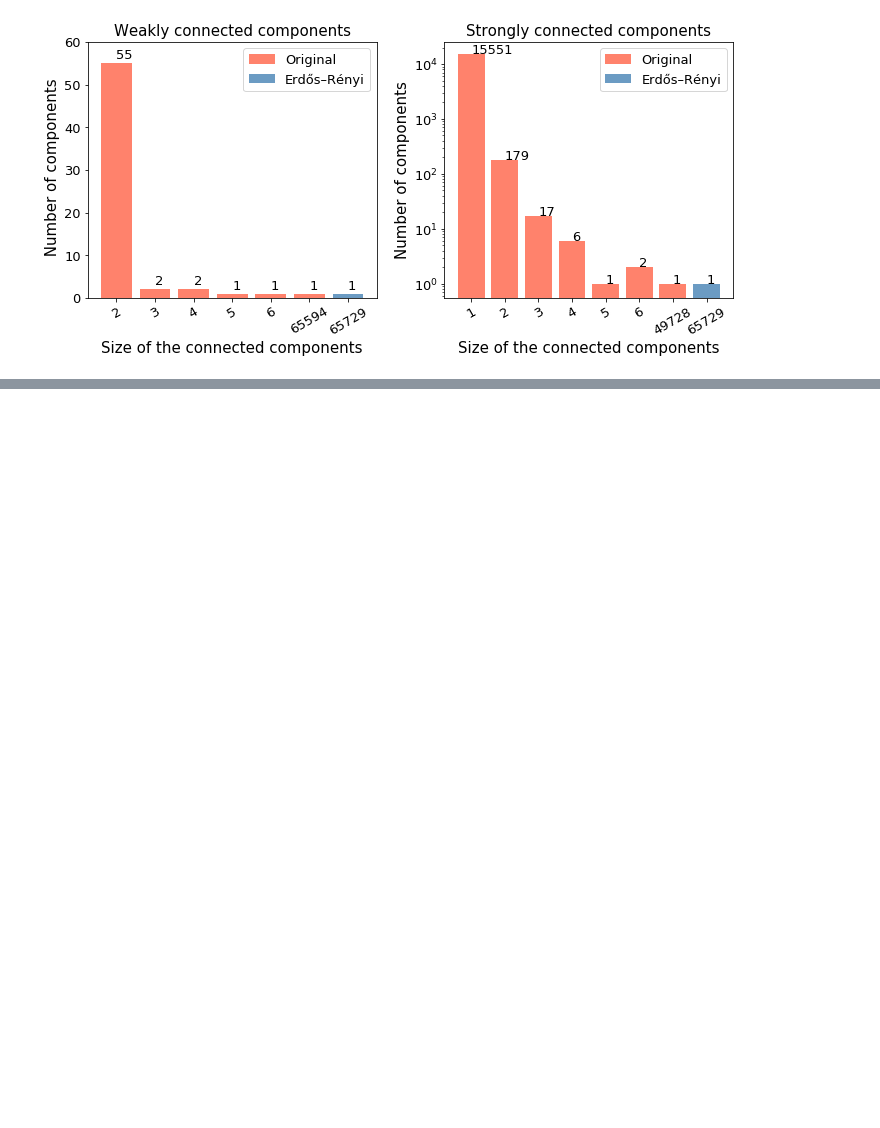
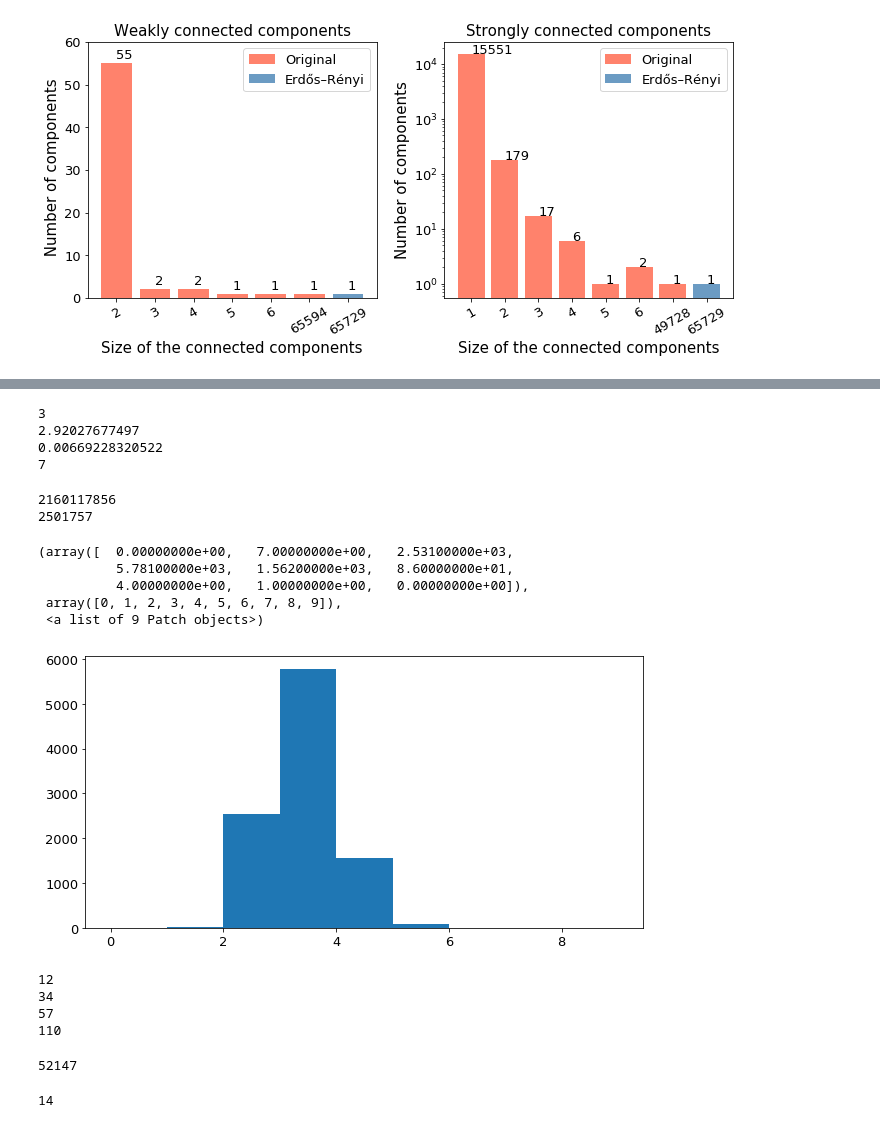
Before and after one commit to biyanisuraj/the_facebook_scandal, a Jupyter notebook: scripts/visualization/degree_distributions.ipynb, the cells around one changed output, grey strips where cells are left out. Drawn from its saved outputs; the diff is of its cells as text; code cells hidden in the pictures; blank space fills up the shorter version.

Commit message:
path analysis draft

```diff
--- a/scripts/visualization/degree_distributions.ipynb
+++ b/scripts/visualization/degree_distributions.ipynb
@@ -562,0 +576,2 @@ plt.savefig('./imgs/connectivity.pdf', format='pdf')
+# %%
+g_und = g.to_undirected()
@@ -562,0 +609,4 @@ plt.savefig('./imgs/connectivity.pdf', format='pdf')
+# %%
+i = 9
+print np.mean(prova[i][1].values())
+print np.std(prova[i][1].values())
@@ -562,0 +634,3 @@ plt.savefig('./imgs/connectivity.pdf', format='pdf')
+# %%
+temp = g_und.nodes()
+nodes_und_g = [n for n in temp]
@@ -562,0 +652,61 @@ plt.savefig('./imgs/connectivity.pdf', format='pdf')
+# %%
+start = datetime.datetime.now()
+distances = []
+not_connected = 0
+for i in range(10000):
+    i_1 = random.randint(0,len(nodes_und_g)-1)
+    i_2 = random.randint(0,len(nodes_und_g)-1)
+    try:
+        distances.append( nx.shortest_path_length(g_und, nodes_und_g[i_1],
+                                  nodes_und_g[i_2]))
+
+    except nx.NetworkXNoPath:
+        not_connected+=1
+end = datetime.datetime.now()
+# %%
+print (end-start).seconds
+print np.mean(distances)
+print np.std(distances)/np.sqrt(len(distances))
+print max(distances)
+# %% [output]
+3
+2.92027677497
+0.00669228320522
+7
+# %%
+print g_info['N']*(g_info['N']-1)/2
+print g_info['L']
+# %% [output]
+2160117856
+2501757
+# %%
+plt.subplots(figsize = FIGSIZE_TWOCOL)
+plt.hist(distances,bins = np.arange(0,10))
+# %% [output]
+(array([  0.00000000e+00,   7.00000000e+00,   2.53100000e+03,
+          5.78100000e+03,   1.56200000e+03,   8.60000000e+01,
+          4.00000000e+00,   1.00000000e+00,   0.00000000e+00]),
+ array([0, 1, 2, 3, 4, 5, 6, 7, 8, 9]),
+ <a list of 9 Patch objects>)
+[figure, added]
+# %%
+#tempo_10 = (end-now).seconds
+#tempo_100 = (end-now).seconds
+#tempo_30 = (end-now).seconds
+print tempo_10
+print tempo_30
+print tempo_50
+print tempo_100
+# %% [output]
+12
+34
+57
+110
+# %%
+len(prova[19][1])
+# %% [output]
+52147
+# %%
+52000/60/60
+# %% [output]
+14
```
Also changed, not shown: parts of 23 cells of this notebook, 3 other files.
